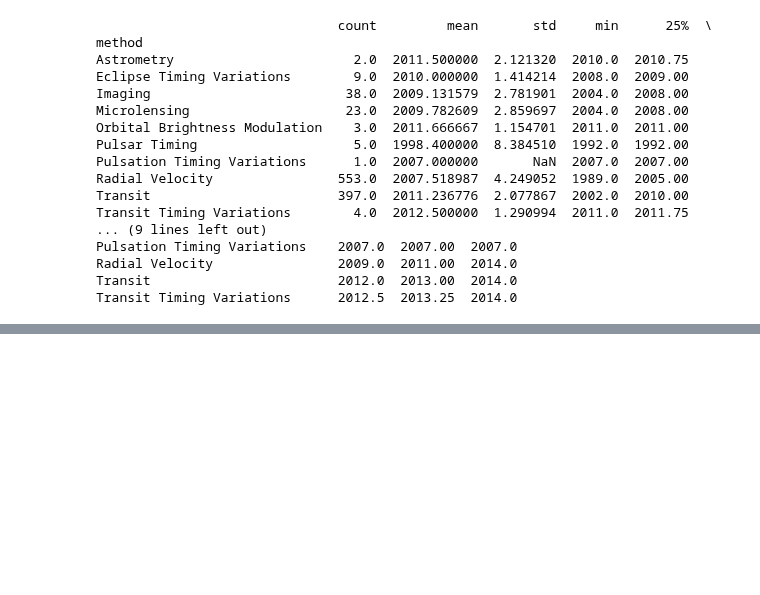
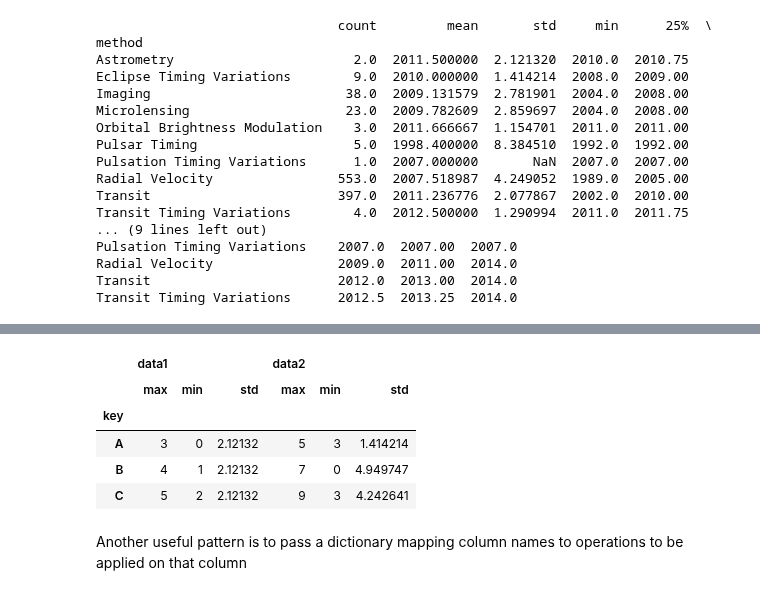
Before and after one commit to denis-james/Self-Learning, a Jupyter notebook: Pandas/8. Aggregation and Grouping.ipynb, the cells around one changed output, grey strips where cells are left out. Drawn from its saved outputs; the diff is of its cells as text; code cells hidden in the pictures; blank space fills up the shorter version.

```diff
--- a/Pandas/8. Aggregation and Grouping.ipynb
+++ b/Pandas/8. Aggregation and Grouping.ipynb
@@ -246,0 +281,11 @@ Transit Timing Variations      2012.5  2013.25  2014.0
+# %%
+df.groupby('key').aggregate(['max','min','std'])
+# %% [output]
+|  | data1 |  |  | data2 |  |  |
+|  | max | min | std | max | min | std |
+| key |  |  |  |  |  |  |
+| A | 3 | 0 | 2.12132 | 5 | 3 | 1.414214 |
+| B | 4 | 1 | 2.12132 | 7 | 0 | 4.949747 |
+| C | 5 | 2 | 2.12132 | 9 | 3 | 4.242641 |
+# %% [markdown]
+Another useful pattern is to pass a dictionary mapping column names to operations to be applied on that column
```
Also changed, not shown: parts of 28 cells of this notebook.
